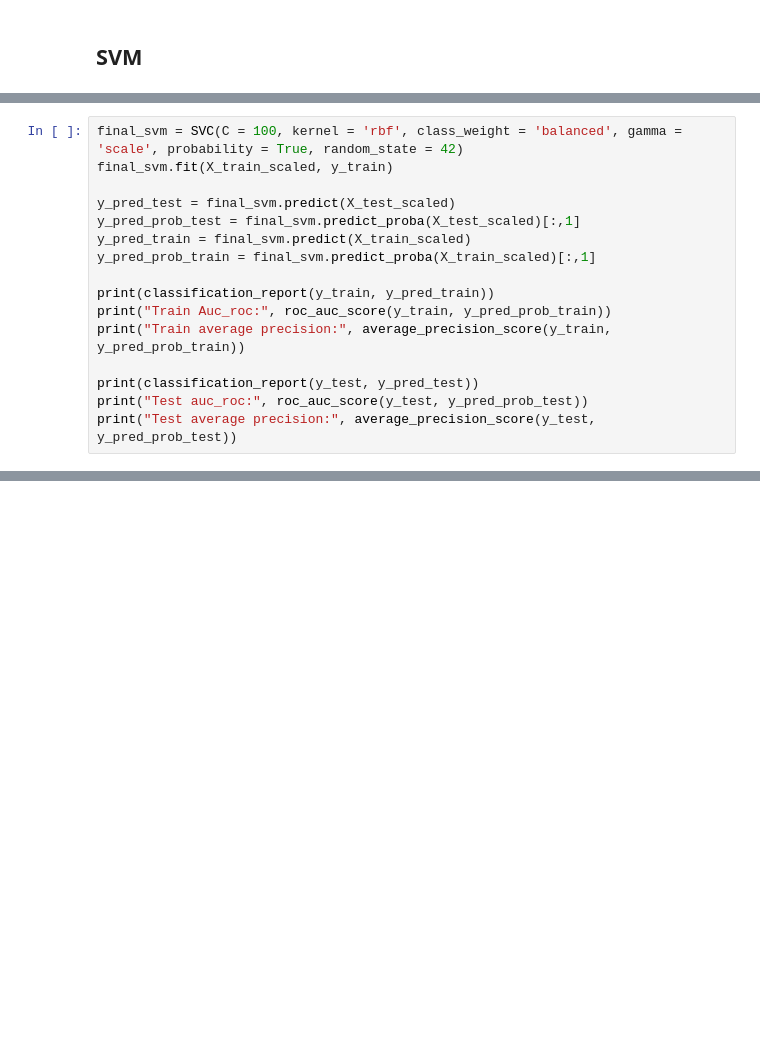
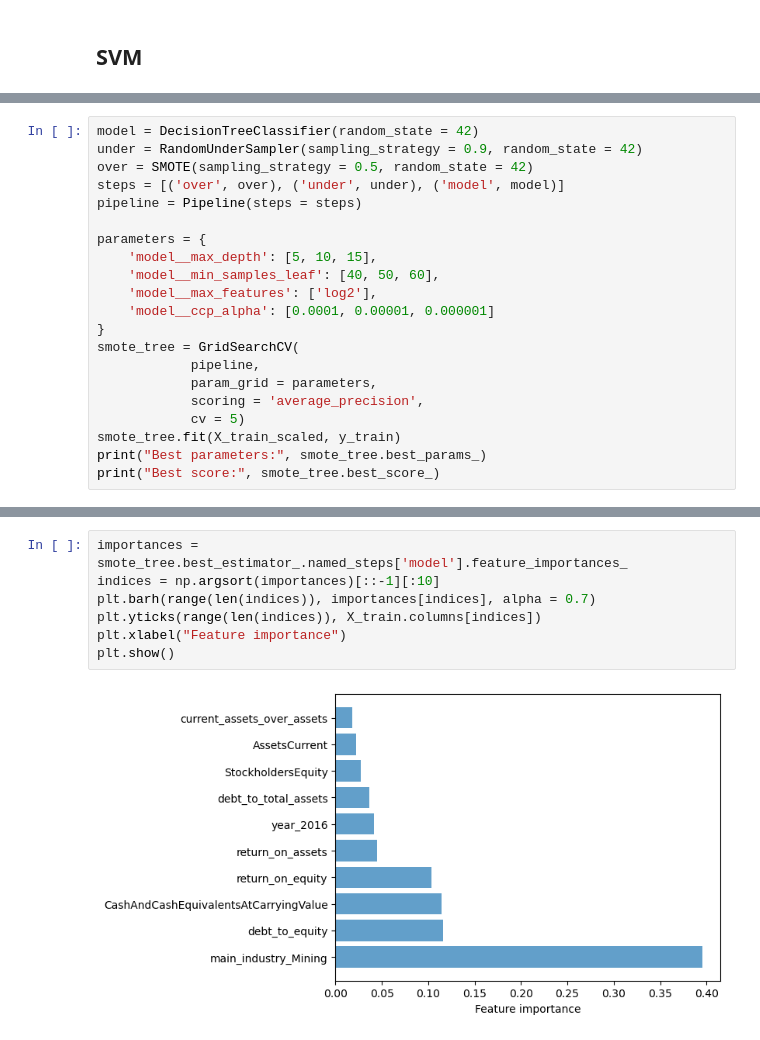
Before and after one commit to milanmarks/stat222proj, a Jupyter notebook: code/baseline_model.ipynb, the cells around one changed output, grey strips where cells are left out. Drawn from its saved outputs; the diff is of its cells as text; blank space fills up the shorter version.

Commit message:
update baseline model

```diff
--- a/code/baseline_model.ipynb
+++ b/code/baseline_model.ipynb
@@ -718,19 +166,3 @@ print("Best score:", grid_search_reduced.best_score_)
 # %% [output]
 Best parameters: {'C': 100, 'gamma': 'scale', 'kernel': 'rbf'}
 Best score: 0.12829589340262632
-# %%
-final_svm = SVC(C = 100, kernel = 'rbf', class_weight = 'balanced', gamma = 'scale', probability = True, random_state = 42)
-final_svm.fit(X_train_scaled, y_train)
-
-y_pred_test = final_svm.predict(X_test_scaled)
-y_pred_prob_test = final_svm.predict_proba(X_test_scaled)[:,1]
-y_pred_train = final_svm.predict(X_train_scaled)
-y_pred_prob_train = final_svm.predict_proba(X_train_scaled)[:,1]
-
-print(classification_report(y_train, y_pred_train))
-print("Train Auc_roc:", roc_auc_score(y_train, y_pred_prob_train))
-print("Train average precision:", average_precision_score(y_train, y_pred_prob_train))
-
-print(classification_report(y_test, y_pred_test))
-print("Test auc_roc:", roc_auc_score(y_test, y_pred_prob_test))
-print("Test average precision:", average_precision_score(y_test, y_pred_prob_test))
@@ -754,0 +191,21 @@ Test average precision: 0.28006059244714393
+# %%
+model = DecisionTreeClassifier(random_state = 42)
+under = RandomUnderSampler(sampling_strategy = 0.9, random_state = 42)
+over = SMOTE(sampling_strategy = 0.5, random_state = 42)
+steps = [('over', over), ('under', under), ('model', model)]
+pipeline = Pipeline(steps = steps)
+
+parameters = {
+    'model__max_depth': [5, 10, 15],
+    'model__min_samples_leaf': [40, 50, 60],
+    'model__max_features': ['log2'],
+    'model__ccp_alpha': [0.0001, 0.00001, 0.000001]
+}
+smote_tree = GridSearchCV(
+            pipeline,
+            param_grid = parameters,
+            scoring = 'average_precision',
+            cv = 5)
+smote_tree.fit(X_train_scaled, y_train)
+print("Best parameters:", smote_tree.best_params_)
+print("Best score:", smote_tree.best_score_)
@@ -754,0 +235,9 @@ Test average precision: 0.28006059244714393
+# %%
+importances = smote_tree.best_estimator_.named_steps['model'].feature_importances_
+indices = np.argsort(importances)[::-1][:10]
+plt.barh(range(len(indices)), importances[indices], alpha = 0.7)
+plt.yticks(range(len(indices)), X_train.columns[indices])
+plt.xlabel("Feature importance")
+plt.show()
+# %% [output]
+[figure, added]
```
Also changed, not shown: parts of 50 cells of this notebook.
